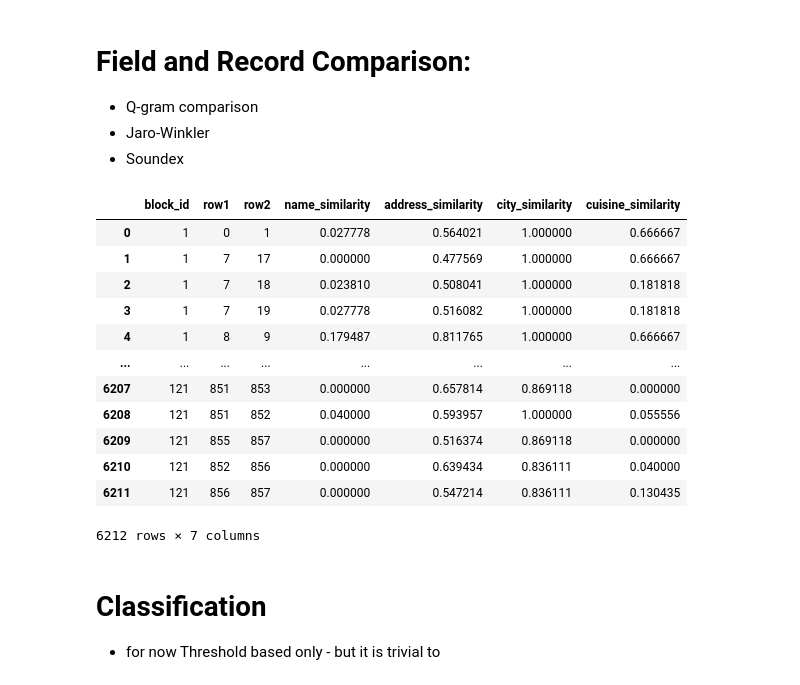
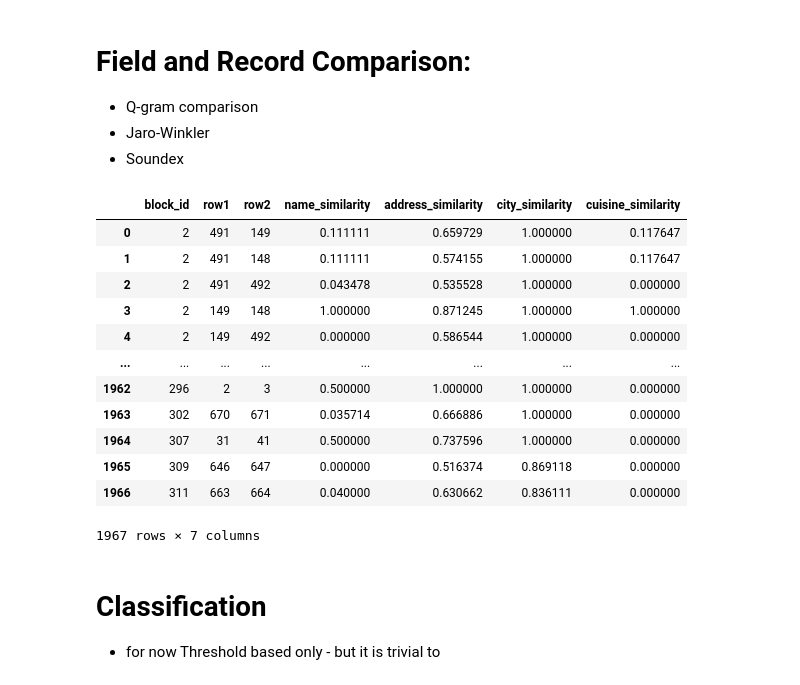
Before and after one commit to miszcz44/inzynierka_deduplikacja, a Jupyter notebook: data_pipeline/data_pipeline.ipynb, the cells around one changed output. Saved outputs shown, nothing was run; the diff lists cells and outputs as text; code cells hidden in the pictures.

```diff
--- a/data_pipeline/data_pipeline.ipynb
+++ b/data_pipeline/data_pipeline.ipynb
@@ -36,7 +30,9 @@ class ReadData:
     def read_data(self):
         """
         Read data from the CSV file using pandas.
+        Adds an 'ID' column for tracking original indexes.
         Returns a pandas DataFrame.
         """
         self.data = pd.read_csv(self.path)
+        self.data['ID'] = self.data.index  # Add an ID column with the original row index
         return self.data
@@ -187,8 +79,8 @@ class DataPreprocessing:
         :param columns: List of columns to be normalized, or 'all' to select all columns.
         """
         if columns[0] == 'all':
-            # Select all columns in the DataFrame
-            self.columns = self.data.columns
+            # Select all columns except the 'ID' column
+            self.columns = [col for col in self.data.columns if col != 'ID']
         else:
             # Otherwise, use the provided list of columns
             self.columns = columns
@@ -258,10 +150,11 @@ class DataPreprocessing:
 
     def drop_duplicates(self):
         """
-        Drop exact duplicates across all columns in the DataFrame. This is a mandatory step.
+        Drop exact duplicates across all columns in the DataFrame, except 'ID'.
         """
         try:
-            self.processed_data = self.processed_data.drop_duplicates()
+            # Drop duplicates while preserving the 'ID' column
+            self.processed_data = self.processed_data.drop_duplicates(subset=self.columns)
         except Exception as e:
             print(f"Error dropping duplicates: {e}")
 
@@ -495,19 +413,11 @@ class BlockBuilding:
 
         return self.blocks
 # %%
-prev_id, _, preprocessed_data = logger.fetch_latest_step("preprocessing")
 method='standard_blocking'
-columns=['city', 'cuisine']
+columns=['city', 'name']
 block_builder = BlockBuilding(preprocessed_data, method=method)
 block_builder.build_blocks(columns=columns)
 all_blocks = block_builder.get_blocks()
-# Log blocking step
-blocking_id = logger.log_step(
-    step_name="Blocking",
-    step_type="blocking",
-    parameters={"method": method, "columns": columns},
-    data=all_blocks,
-    previous_id=prev_id
-)
-block_builder.display_block(100)
+# block_builder.display_block(100)
+all_blocks
 # %% [output]
@@ -650,46 +597,34 @@ class Comparison:
 # %%
-prev_id, _, all_blocks = logger.fetch_latest_step("blocking")
-
 comparison = Comparison(all_blocks)
 
 # name	address	city	cuisine
 column_algorithms = {
     "name": comparison.qgram_similarity,
     "address": comparison.jaro_winkler_similarity,
     "city": comparison.jaro_winkler_similarity,
     "cuisine": comparison.qgram_similarity
 }
 
 # Compare within blocks
 comparison_results = comparison.compare_within_blocks(
     block_col="block_id",
     column_algorithms=column_algorithms
 )
-
-# Log comparison step
-comparison_id = logger.log_step(
-    step_name="Comparison",
-    step_type="comparison",
-    parameters={"block_col": "block_id", "column_algorithms": column_algorithms},
-    data=comparison_results,
-    previous_id=prev_id
-)
-
 comparison_results
 # %% [output]
 |  | block_id | row1 | row2 | name_similarity | address_similarity | city_similarity | cuisine_similarity |
-| 0 | 1 | 0 | 1 | 0.027778 | 0.564021 | 1.000000 | 0.666667 |
-| 1 | 1 | 7 | 17 | 0.000000 | 0.477569 | 1.000000 | 0.666667 |
-| 2 | 1 | 7 | 18 | 0.023810 | 0.508041 | 1.000000 | 0.181818 |
-| 3 | 1 | 7 | 19 | 0.027778 | 0.516082 | 1.000000 | 0.181818 |
-| 4 | 1 | 8 | 9 | 0.179487 | 0.811765 | 1.000000 | 0.666667 |
+| 0 | 2 | 491 | 149 | 0.111111 | 0.659729 | 1.000000 | 0.117647 |
+| 1 | 2 | 491 | 148 | 0.111111 | 0.574155 | 1.000000 | 0.117647 |
+| 2 | 2 | 491 | 492 | 0.043478 | 0.535528 | 1.000000 | 0.000000 |
+| 3 | 2 | 149 | 148 | 1.000000 | 0.871245 | 1.000000 | 1.000000 |
+| 4 | 2 | 149 | 492 | 0.000000 | 0.586544 | 1.000000 | 0.000000 |
 | ... | ... | ... | ... | ... | ... | ... | ... |
-| 6207 | 121 | 851 | 853 | 0.000000 | 0.657814 | 0.869118 | 0.000000 |
-| 6208 | 121 | 851 | 852 | 0.040000 | 0.593957 | 1.000000 | 0.055556 |
-| 6209 | 121 | 855 | 857 | 0.000000 | 0.516374 | 0.869118 | 0.000000 |
-| 6210 | 121 | 852 | 856 | 0.000000 | 0.639434 | 0.836111 | 0.040000 |
-| 6211 | 121 | 856 | 857 | 0.000000 | 0.547214 | 0.836111 | 0.130435 |
+| 1962 | 296 | 2 | 3 | 0.500000 | 1.000000 | 1.000000 | 0.000000 |
+| 1963 | 302 | 670 | 671 | 0.035714 | 0.666886 | 1.000000 | 0.000000 |
+| 1964 | 307 | 31 | 41 | 0.500000 | 0.737596 | 1.000000 | 0.000000 |
+| 1965 | 309 | 646 | 647 | 0.000000 | 0.516374 | 0.869118 | 0.000000 |
+| 1966 | 311 | 663 | 664 | 0.040000 | 0.630662 | 0.836111 | 0.000000 |
-6212 rows × 7 columns
+1967 rows × 7 columns
 # %% [markdown]
 # Classification
 
```
Also changed, not shown: parts of 17 cells of this notebook, 7 other files.
